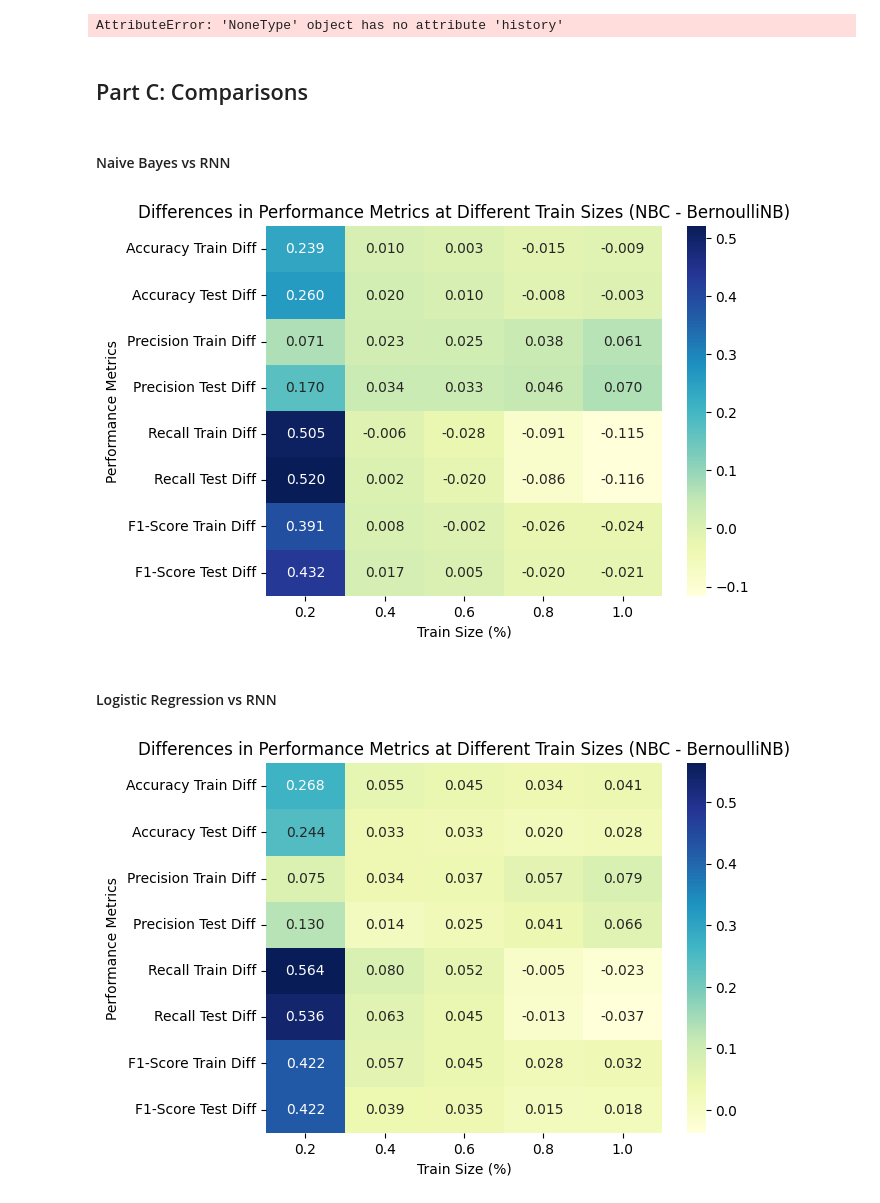
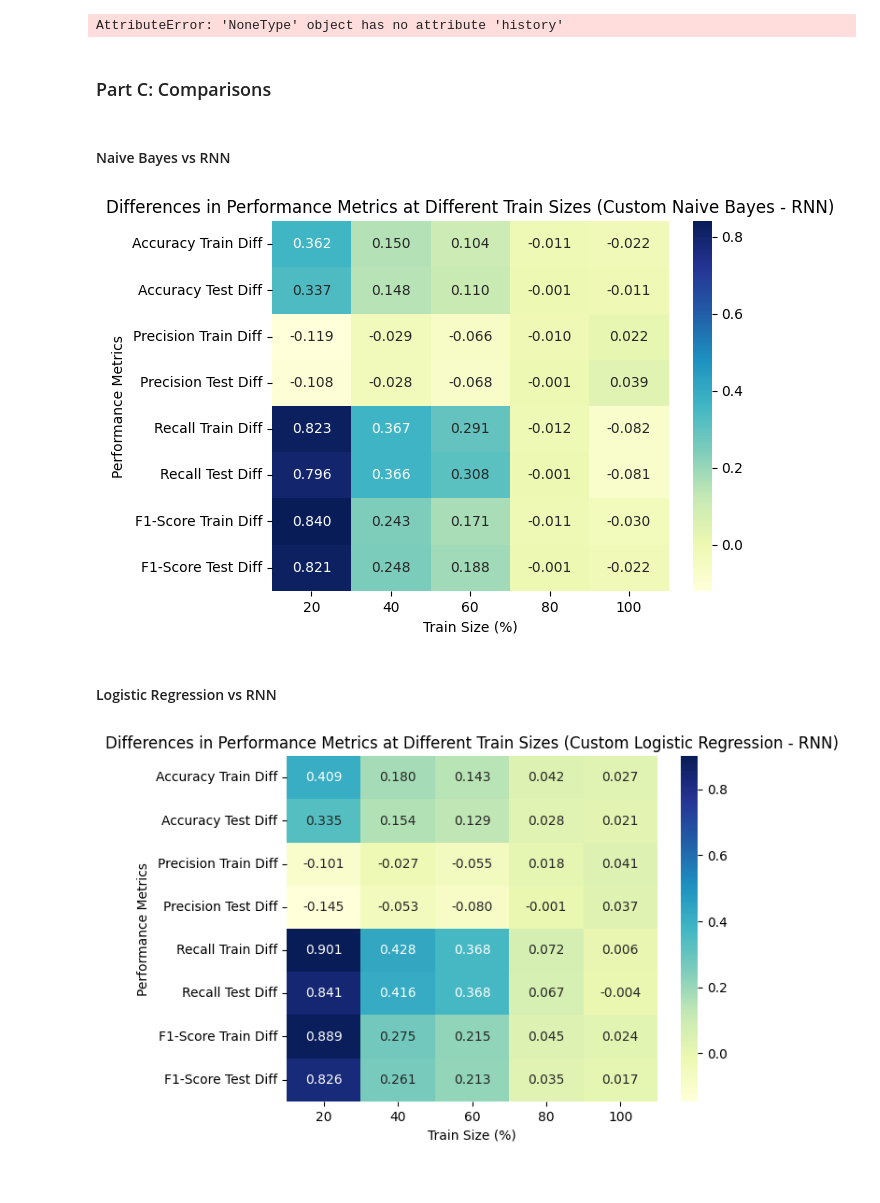
Before and after one commit to GwgwP/AI-Projects, a Jupyter notebook: secondProject/second_project.ipynb, the cells around one changed output. Cells and saved outputs as stored; diff of their text form; code cells hidden in the pictures.

Commit message:
readme almost done, comparisons done, part c done

```diff
--- a/secondProject/second_project.ipynb
+++ b/secondProject/second_project.ipynb
@@ -601,6 +586,6 @@ def loss_plot(history):
 # %%
 # Lists obtained from learning_curves function
-train_sizes = [0.2, 0.4, 0.6, 0.8, 1.0]
+train_sizes = [20, 40, 60, 80, 100]
 def make_comparisons(nbc_metrics, nb_metrics, train_sizes, n_splits=5, counter=1):
 
     # Calculate the differences
@@ -631,9 +616,13 @@ def make_comparisons(nbc_metrics, nb_metrics, train_sizes, n_splits=5, counter=1
 
     sns.heatmap(diff_scores, annot=True, cmap='YlGnBu', fmt=".3f", xticklabels=train_sizes, yticklabels=metrics_labels_diff)
     if(counter == 1):
-        plt.title('Differences in Performance Metrics at Different Train Sizes (NBC - BernoulliNB)')
+        plt.title('Differences in Performance Metrics at Different Train Sizes (Naive Bayes Custom - BernoulliNB)')
+    elif(counter == 2):
+        plt.title('Differences in Performance Metrics at Different Train Sizes (Custom Logistic Regression - sickit learn Logistic Regression )')
+    elif(counter == 3):
+        plt.title('Differences in Performance Metrics at Different Train Sizes (Custom Naive Bayes - RNN)')
     else:
-        plt.title('Differences in Performance Metrics at Different Train Sizes (Custom Logistic Regression - sickit learn Logistic Regression )')
+        plt.title('Differences in Performance Metrics at Different Train Sizes (Custom Logistic Regression - RNN)')
     plt.xlabel('Train Size (%)')
     plt.ylabel('Performance Metrics')
     plt.show()
@@ -1124,25 +1191,25 @@ loss_plot(this)
 782/782 [==============================] - 77s 94ms/step - loss: 0.5126 - binary_accuracy: 0.7217 - precision_41: 0.7187 - recall_41: 0.7286
 AttributeError: 'NoneType' object has no attribute 'history'
 # %% [markdown]
-## Part C: Comparisons
+### Part C: Comparisons
 # %% [markdown]
 ####  Naive Bayes vs RNN
 # %%
 make_comparisons(
     (
     training_accuracy_list_nbc, testing_accuracy_list_nbc,
     training_precision_list_nbc, testing_precision_list_nbc,
     training_recall_list_nbc, testing_recall_list_nbc,
     training_f1_list_nbc, testing_f1_list_nbc
     ),
     (training_accuracy_list_rnn, testing_accuracy_list_rnn,
      training_precision_list_rnn, testing_precision_list_rnn,
      training_recall_list_rnn, testing_recall_list_rnn,
      training_f1_list_rnn, testing_f1_list_rnn),
-    train_sizes, n_splits=5
+    train_sizes, n_splits=5 , counter=3
 )
 # %% [output]
-[figure, old version]
+[figure, new version]
 # %% [markdown]
 #### Logistic Regression vs RNN
 # %%
@@ -1157,10 +1224,10 @@ make_comparisons(
      training_precision_list_rnn, testing_precision_list_rnn,
      training_recall_list_rnn, testing_recall_list_rnn,
      training_f1_list_rnn, testing_f1_list_rnn),
-    train_sizes, n_splits=5
+    train_sizes, n_splits=5, counter=4
 )
 # %% [output]
-[figure, old version]
+[figure, new version]
 # %% [markdown]
 ekkremotites:
 1) na ftiaksoume to history gia to loss_plot (thelei i fit toy rnn na kanei kati return, to exoyn ta paidia)
```
Also changed, not shown: parts of 26 cells of this notebook, 1 other file.
